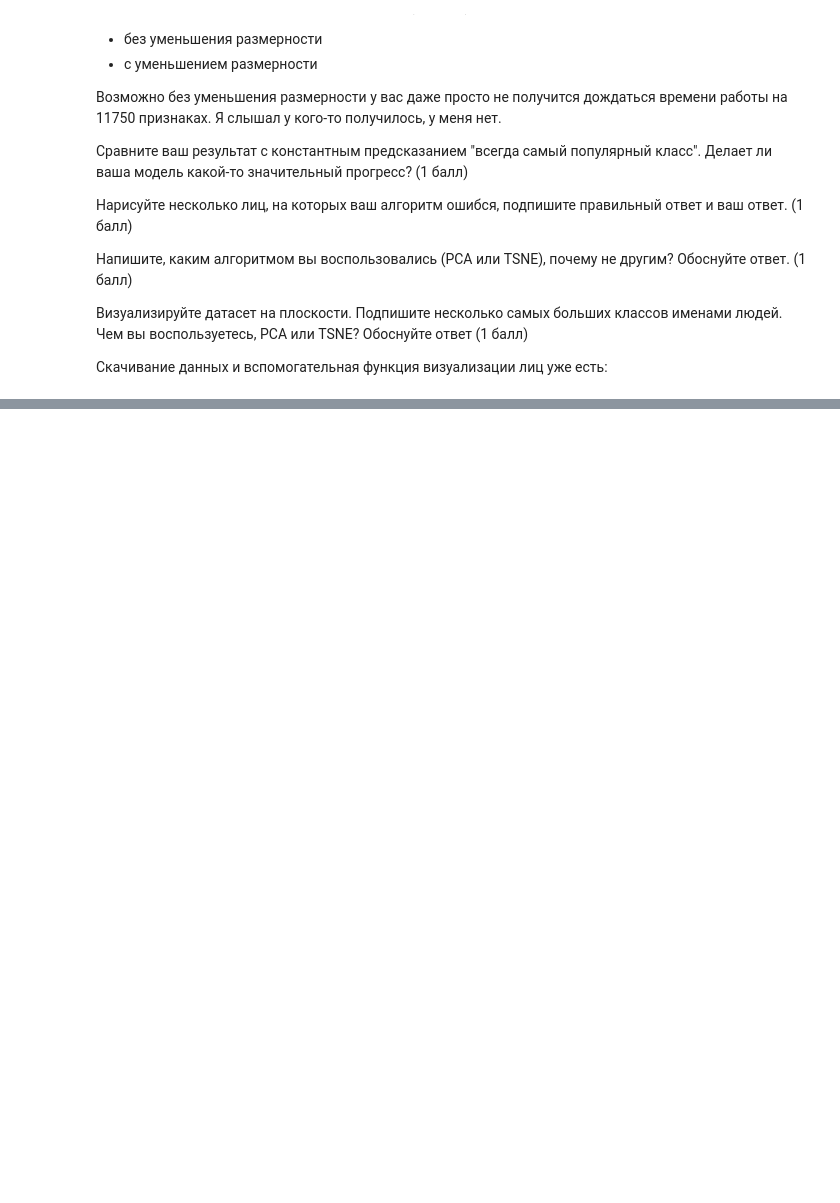
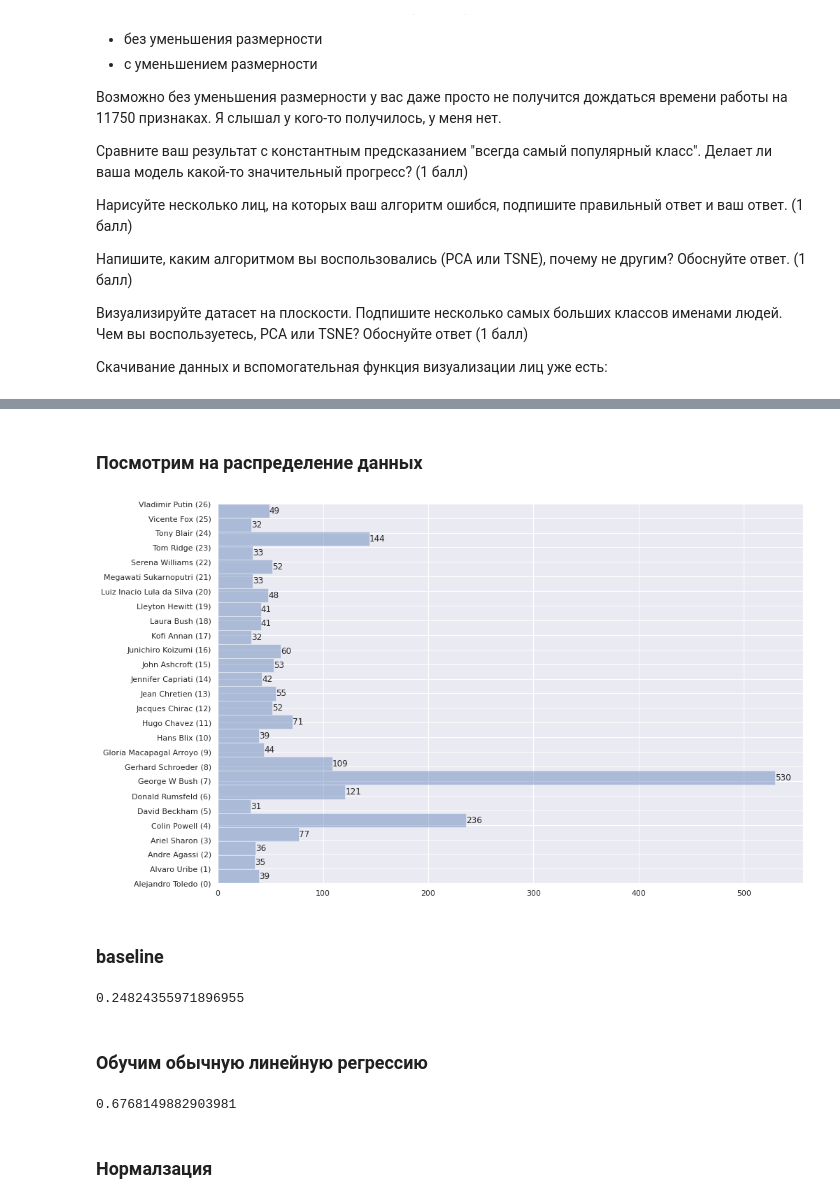
Before and after one commit to superAIyah/ML_Learn_Tinkoff, a Jupyter notebook: 6_unsupervised/Task 6.ipynb, the cells around one changed output, grey strips where cells are left out. Cells and saved outputs as stored; diff of their text form; code cells hidden in the pictures; blank space fills up the shorter version.

```diff
--- a/6_unsupervised/Task 6.ipynb
+++ b/6_unsupervised/Task 6.ipynb
@@ -229,0 +248,20 @@ plot_grid(range(10), nrows=2, ncols=5)# первые 10 лиц
+# %% [markdown]
+### Посмотрим на распределение данных
+# %%
+plt.figure(figsize=(15, 10))
+ax = sns.distplot(y, vertical=True, bins=27, kde=False)
+ax.bar_label(ax.containers[0], label_type='edge')
+plt.ylim(0, 26)
+plt.yticks(np.unique(y), [x + f' ({i})' for i, x in enumerate(names)]);
+# %% [output]
+[figure, added]
+# %% [markdown]
+### baseline
+# %%
+y_pred = np.zeros_like(y_test)
+y_pred += 7
+print(accuracy_score(y_pred, y_test))
+# %% [output]
+0.24824355971896955
+# %% [markdown]
+### Обучим обычную линейную регрессию
@@ -229,0 +272,6 @@ plot_grid(range(10), nrows=2, ncols=5)# первые 10 лиц
+# %%
+print(accuracy_score(y_test, y_pred))
+# %% [output]
+0.6768149882903981
+# %% [markdown]
+### Нормалзация
```
Also changed, not shown: parts of 34 cells of this notebook.
